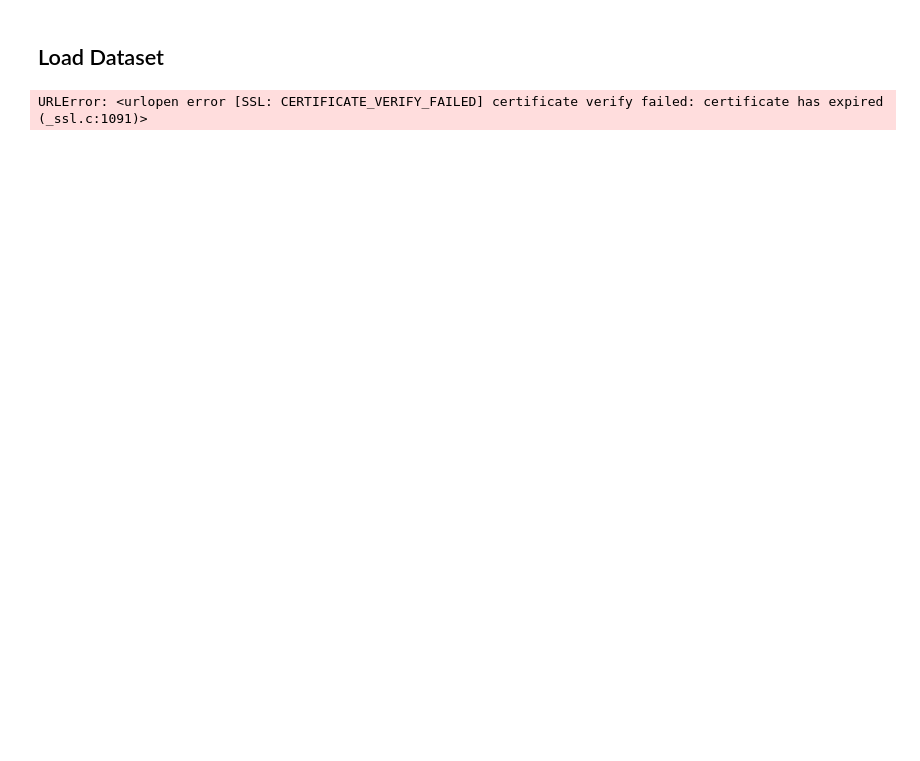
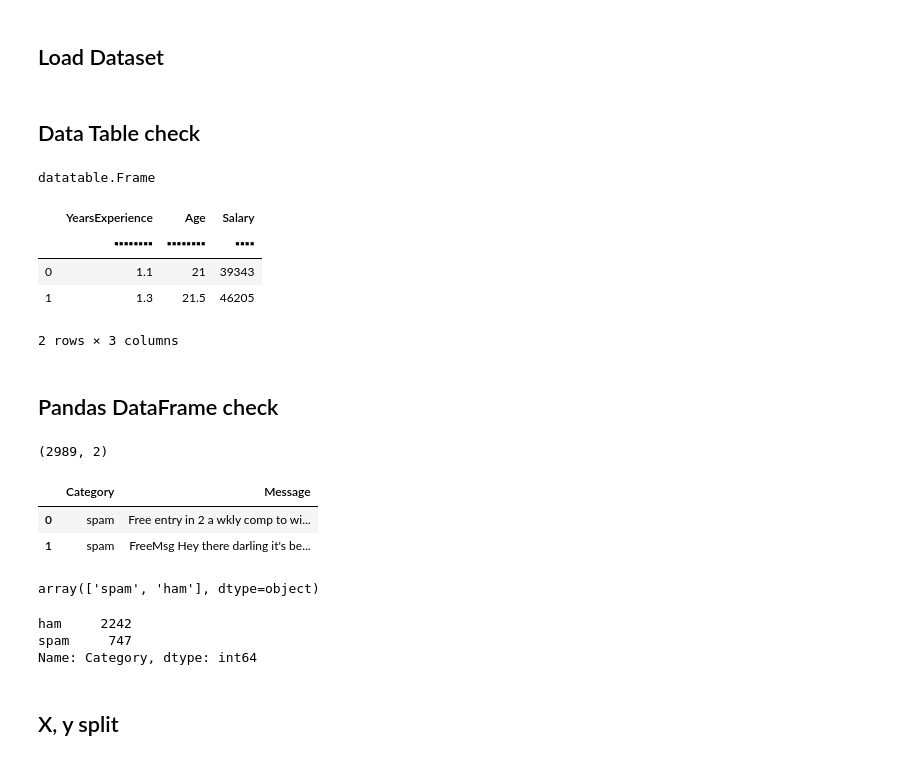
Before and after one commit to jaisarann/my_ml_learning, a Jupyter notebook: nbs/AutoML/EvalML_AutoML.ipynb, the cells around one changed output. Drawn from its saved outputs; the diff is of its cells as text; code cells hidden in the pictures; blank space fills up the shorter version.

```diff
--- a/nbs/AutoML/EvalML_AutoML.ipynb
+++ b/nbs/AutoML/EvalML_AutoML.ipynb
@@ -3,6 +9,2 @@ import evalml
 # %% [markdown]
 ## Load Dataset
-# %%
-X, y = evalml.demos.load_diabetes()
-# %% [output]
-URLError: <urlopen error [SSL: CERTIFICATE_VERIFY_FAILED] certificate verify failed: certificate has expired (_ssl.c:1091)>
@@ -8,0 +17,39 @@ URLError: <urlopen error [SSL: CERTIFICATE_VERIFY_FAILED] certificate verify fai
+# %% [markdown]
+## Data Table check
+# %%
+df_to_dt = dt.fread(r'C:\my-drive\git-repos\my-learning\my_ml_learning\data\Salary_Data.csv')
+type(df_to_dt)
+# %% [output]
+datatable.Frame
+# %%
+df_to_dt.head(2)
+# %% [output]
+|  | YearsExperience | Age | Salary |
+|  | ▪▪▪▪▪▪▪▪ | ▪▪▪▪▪▪▪▪ | ▪▪▪▪ |
+| 0 | 1.1 | 21 | 39343 |
+| 1 | 1.3 | 21.5 | 46205 |
+2 rows × 3 columns
+# %% [markdown]
+## Pandas DataFrame check
+# %%
+data.shape
+# %% [output]
+(2989, 2)
+# %%
+data.head(2)
+# %% [output]
+|  | Category | Message |
+| 0 | spam | Free entry in 2 a wkly comp to wi... |
+| 1 | spam | FreeMsg Hey there darling it's be... |
+# %%
+data.Category.unique()
+# %% [output]
+array(['spam', 'ham'], dtype=object)
+# %%
+data.Category.value_counts()
+# %% [output]
+ham     2242
+spam     747
+Name: Category, dtype: int64
+# %% [markdown]
+## X, y split
```
Also changed, not shown: parts of 18 cells of this notebook, 28 other files.
